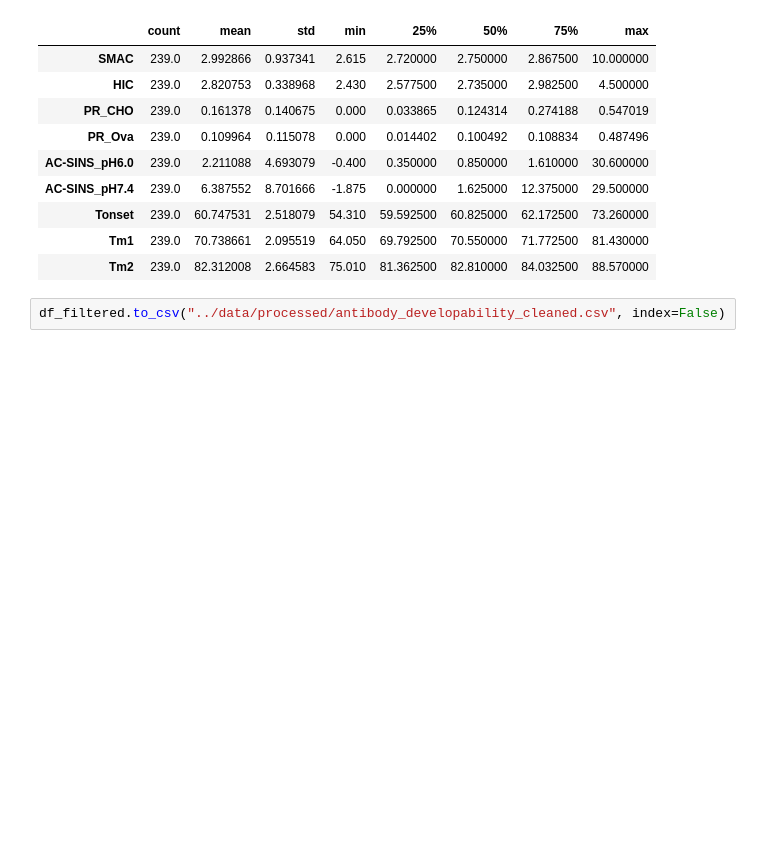
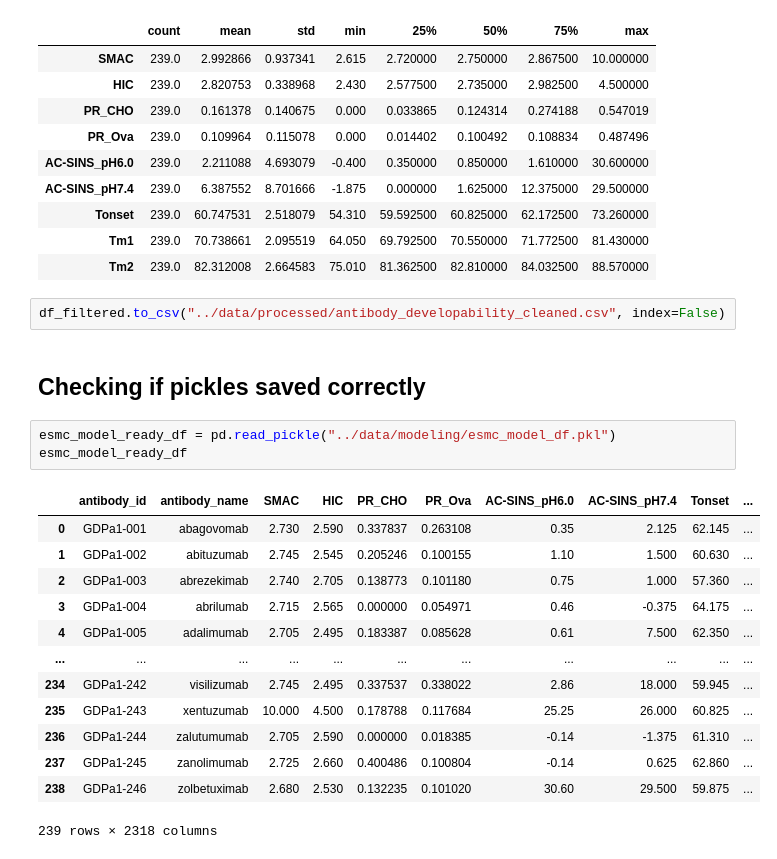
Before and after one commit to edupacheco54/mads_capstone_mAb_machine, a Jupyter notebook: notebooks/eda_notebook.ipynb, the cells around one changed output. Drawn from its saved outputs; the diff is of its cells as text; blank space fills up the shorter version.

Commit message:
Ran pipelines, generated embedded sequences ready for modeling

```diff
--- a/notebooks/eda_notebook.ipynb
+++ b/notebooks/eda_notebook.ipynb
@@ -211,3 +211,22 @@ df_filtered[assay_cols].describe().T
 | Tm2 | 239.0 | 82.312008 | 2.664583 | 75.010 | 81.362500 | 82.810000 | 84.032500 | 88.570000 |
 # %%
 df_filtered.to_csv("../data/processed/antibody_developability_cleaned.csv", index=False)
+# %% [markdown]
+## Checking if pickles saved correctly
+# %%
+esmc_model_ready_df = pd.read_pickle("../data/modeling/esmc_model_df.pkl")
+esmc_model_ready_df
+# %% [output]
+|  | antibody_id | antibody_name | SMAC | HIC | PR_CHO | PR_Ova | AC-SINS_pH6.0 | AC-SINS_pH7.4 | Tonset | ... |
+| 0 | GDPa1-001 | abagovomab | 2.730 | 2.590 | 0.337837 | 0.263108 | 0.35 | 2.125 | 62.145 | ... |
+| 1 | GDPa1-002 | abituzumab | 2.745 | 2.545 | 0.205246 | 0.100155 | 1.10 | 1.500 | 60.630 | ... |
+| 2 | GDPa1-003 | abrezekimab | 2.740 | 2.705 | 0.138773 | 0.101180 | 0.75 | 1.000 | 57.360 | ... |
+| 3 | GDPa1-004 | abrilumab | 2.715 | 2.565 | 0.000000 | 0.054971 | 0.46 | -0.375 | 64.175 | ... |
+| 4 | GDPa1-005 | adalimumab | 2.705 | 2.495 | 0.183387 | 0.085628 | 0.61 | 7.500 | 62.350 | ... |
+| ... | ... | ... | ... | ... | ... | ... | ... | ... | ... | ... |
+| 234 | GDPa1-242 | visilizumab | 2.745 | 2.495 | 0.337537 | 0.338022 | 2.86 | 18.000 | 59.945 | ... |
+| 235 | GDPa1-243 | xentuzumab | 10.000 | 4.500 | 0.178788 | 0.117684 | 25.25 | 26.000 | 60.825 | ... |
+| 236 | GDPa1-244 | zalutumumab | 2.705 | 2.590 | 0.000000 | 0.018385 | -0.14 | -1.375 | 61.310 | ... |
+| 237 | GDPa1-245 | zanolimumab | 2.725 | 2.660 | 0.400486 | 0.100804 | -0.14 | 0.625 | 62.860 | ... |
+| 238 | GDPa1-246 | zolbetuximab | 2.680 | 2.530 | 0.132235 | 0.101020 | 30.60 | 29.500 | 59.875 | ... |
+239 rows × 2318 columns
```
Also changed, not shown: 15 other files.
